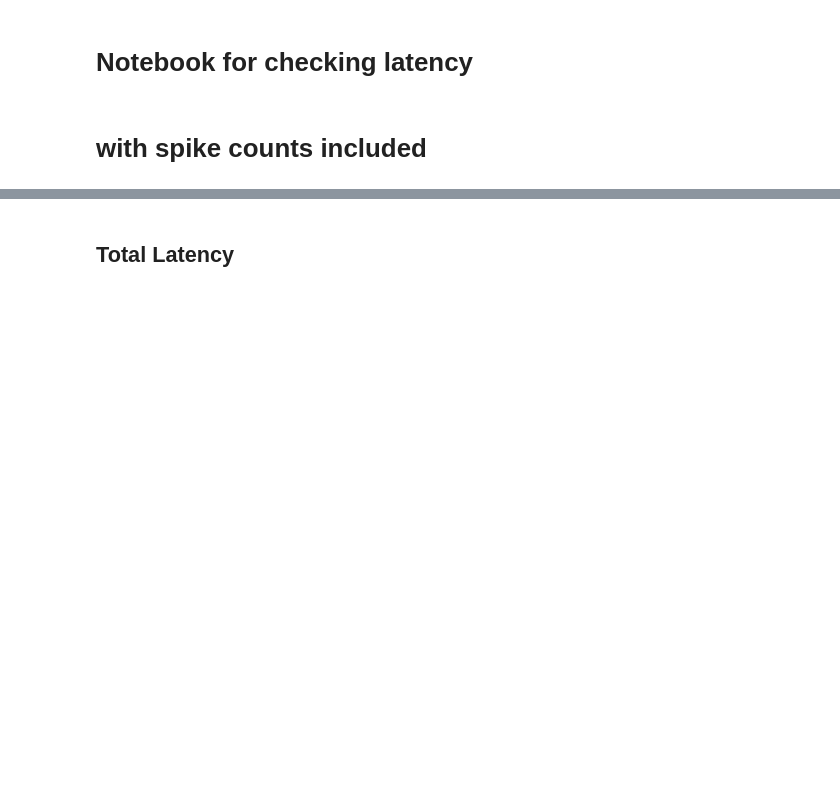
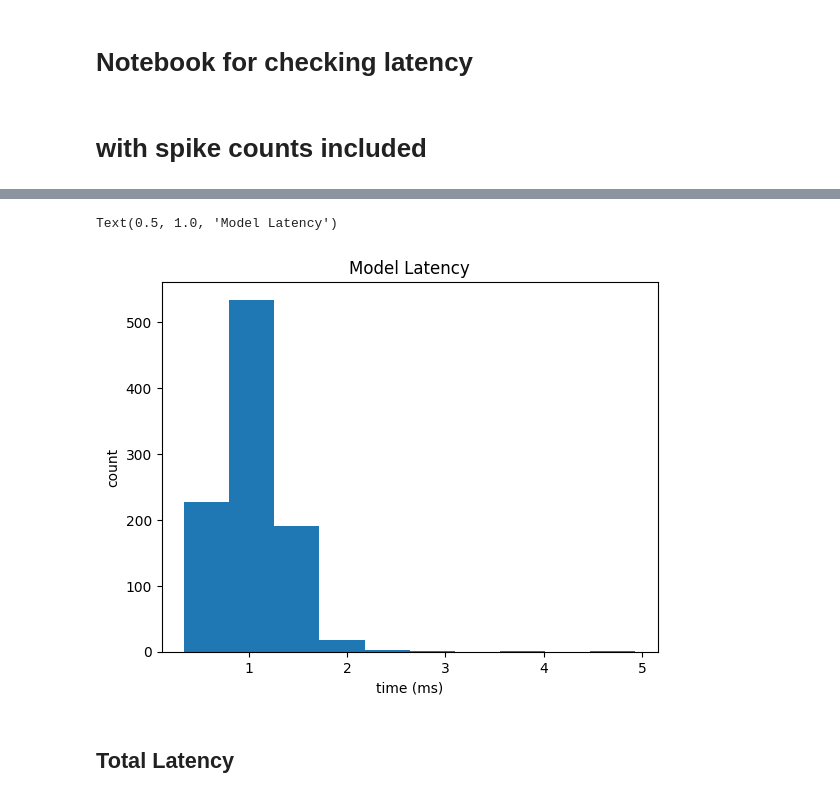
Before and after one commit to hantman-lab/realSpike, a Jupyter notebook: notebooks/latency.ipynb, the cells around one changed output, grey strips where cells are left out. Saved outputs shown, nothing was run; the diff lists cells and outputs as text; code cells hidden in the pictures; blank space fills up the shorter version.

```diff
--- a/notebooks/latency.ipynb
+++ b/notebooks/latency.ipynb
@@ -77,3 +111,11 @@ plt.title("Visual Latency")
+# %%
+plt.hist(y)
+plt.ylabel("count")
+plt.xlabel("time (ms)")
+plt.title("Model Latency")
+# %% [output]
+Text(0.5, 1.0, 'Model Latency')
+[figure, added]
 # %% [markdown]
 ## Total Latency
 # %%
```
Also changed, not shown: parts of 29 cells of this notebook, 3 other files.
